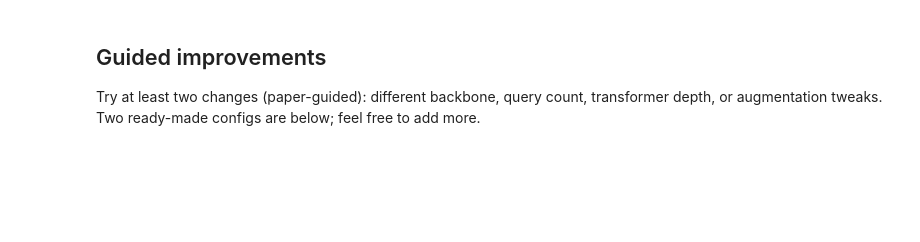
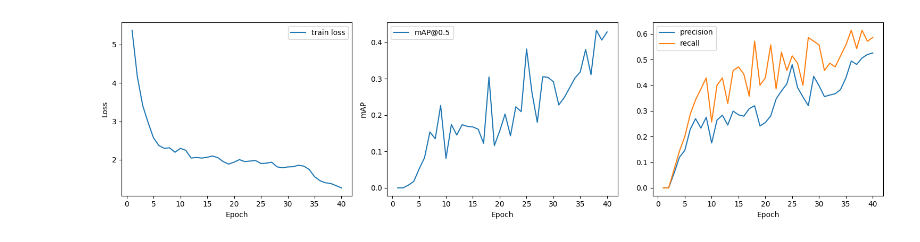
Before and after one commit to ardacey/Implementation-of-DETR, a Jupyter notebook: assignment.ipynb, the cells around one changed output. Drawn from its saved outputs; the diff is of its cells as text; code cells hidden in the pictures; blank space fills up the shorter version.

```diff
--- a/assignment.ipynb
+++ b/assignment.ipynb
@@ -18,14 +34,19 @@ from PIL import Image
 import matplotlib.pyplot as plt
 import scipy
 from google.colab import drive
+import copy
+import random
 
 drive.mount('/content/drive')
 
 DRIVE_ROOT = Path('/content/drive/MyDrive')
 PROJECT_ROOT = DRIVE_ROOT / 'Assignment 4'
 CHECKPOINT_DIR = PROJECT_ROOT / 'checkpoints'
+
 DATA_ROOT = PROJECT_ROOT / 'PennFudanPed'
-ORG_ROOT = DATA_ROOT / 'Pedestrian'
+IMAGE_DIR = DATA_ROOT / 'PNGImages'
+ANN_DIR = DATA_ROOT / 'Annotation'
+SPLIT_DIR = PROJECT_ROOT / 'splits'
 
 def set_seed(seed: int = 42):
     random.seed(seed)
@@ -33,8 +54,13 @@ def set_seed(seed: int = 42):
     torch.manual_seed(seed)
     torch.cuda.manual_seed_all(seed)
 
+def read_split_file(path: Path):
+    return [line.strip() for line in path.read_text().splitlines() if line.strip()]
+
 set_seed(123)
 device = torch.device('cuda' if torch.cuda.is_available() else 'cpu')
+torch.backends.cudnn.deterministic = True
+torch.backends.cudnn.benchmark = False
 
 print('PyTorch version:', torch.__version__)
 print('CUDA available:', torch.cuda.is_available())
@@ -42,5 +68,4 @@ print('Python:', platform.python_version())
 print('Using device:', device)
 print('Project root directory:', PROJECT_ROOT)
 print('Data root directory:', DATA_ROOT)
-print('Organized root directory:', ORG_ROOT)
 # %% [output]
@@ -743,35 +1058,43 @@ CHECKPOINT_DIR.mkdir(parents=True, exist_ok=True)
 
 base_config = {
     'backbone': 'resnet18',
-    'num_queries': 30,
+    'num_queries': 75,
     'hidden_dim': 256,
-    'nheads': 8,
+    'nheads': 4,
     'enc_layers': 3,
     'dec_layers': 3,
     'ff_dim': 1024,
     'dropout': 0.1,
+
     'train_backbone': False,
-    'lr': 1e-4,
-    'lr_backbone': 1e-5,
+    'freeze_epochs': 0,
+
+    'lr': 2e-4,
+    'lr_backbone': 5e-5,
     'weight_decay': 1e-4,
     'lr_drop': 15,
+
     'batch_size': 4,
     'num_workers': 2,
-    'epochs': 30,
+    'epochs': 40,
     'clip_max_norm': 0.1,
+
     'score_threshold': 0.3,
-    'cls_cost': 1.0,
+
+    'cls_cost': 2.0,
     'bbox_cost': 5.0,
     'giou_cost': 2.0,
-    'cls_loss_coef': 1.0,
-    'bbox_loss_coef': 3.0,
+
+    'cls_loss_coef': 2.0,
+    'bbox_loss_coef': 5.0,
     'giou_loss_coef': 2.0,
-    'no_object_weight': 0.1,
+
+    'no_object_weight': 0.2,
     'use_amp': True,
+
     'checkpoint_path': str(CHECKPOINT_DIR / 'tiny_detr_resnet18.pth')
 }
+
 train_loader, val_loader, test_loader = build_loaders(base_config)
-print('Ready loaders. Baseline config:')
-print(json.dumps({k: v for k, v in base_config.items() if k not in ['checkpoint_path']}, indent=2))
 # %% [markdown]
 ### Train baseline
@@ -786,3 +1127,0 @@ print(f'Baseline training complete. History saved to {history_path}')
-# %% [markdown]
-## Guided improvements
-Try at least two changes (paper-guided): different backbone, query count, transformer depth, or augmentation tweaks. Two ready-made configs are below; feel free to add more.
@@ -837,0 +1128,4 @@ if 'histories' in locals() and histories:
+# %%
+plot_training_curves(baseline_history)
+# %% [output]
+[figure, added]
```
Also changed, not shown: parts of 53 cells of this notebook, 1 other file.
